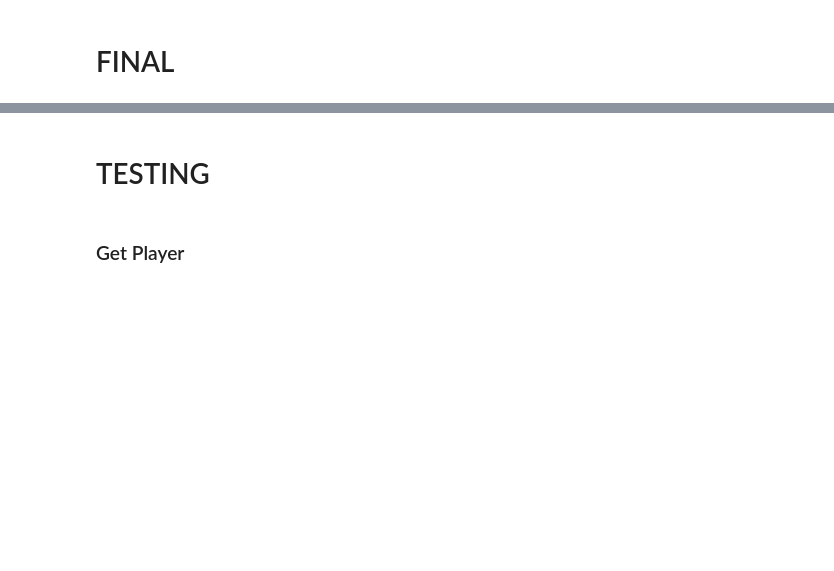
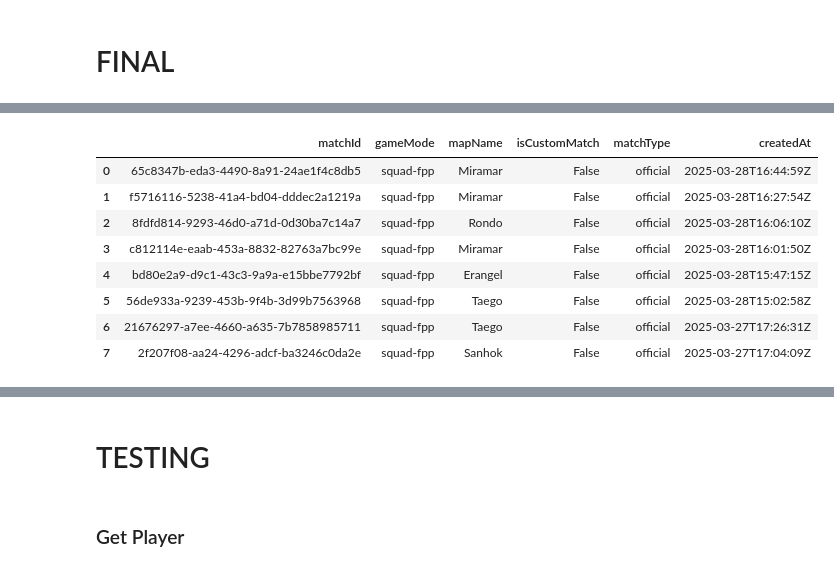
Before and after one commit to Amlaith/pubg_tournament_stats, a Jupyter notebook: test.ipynb, the cells around one changed output, grey strips where cells are left out. Drawn from its saved outputs; the diff is of its cells as text; code cells hidden in the pictures; blank space fills up the shorter version.

```diff
--- a/test.ipynb
+++ b/test.ipynb
@@ -246,3 +246,16 @@ util.add_match(
         match_num = 8,
         match_id = '24a083e0-1316-48c6-b7fb-80f599df1016'
     )
+# %%
+# matchId GAZCUP # 3a
+util.get_players_last_matches('TaunaMun', 8)
+# %% [output]
+|  | matchId | gameMode | mapName | isCustomMatch | matchType | createdAt |
+| 0 | 65c8347b-eda3-4490-8a91-24ae1f4c8db5 | squad-fpp | Miramar | False | official | 2025-03-28T16:44:59Z |
+| 1 | f5716116-5238-41a4-bd04-dddec2a1219a | squad-fpp | Miramar | False | official | 2025-03-28T16:27:54Z |
+| 2 | 8fdfd814-9293-46d0-a71d-0d30ba7c14a7 | squad-fpp | Rondo | False | official | 2025-03-28T16:06:10Z |
+| 3 | c812114e-eaab-453a-8832-82763a7bc99e | squad-fpp | Miramar | False | official | 2025-03-28T16:01:50Z |
+| 4 | bd80e2a9-d9c1-43c3-9a9a-e15bbe7792bf | squad-fpp | Erangel | False | official | 2025-03-28T15:47:15Z |
+| 5 | 56de933a-9239-453b-9f4b-3d99b7563968 | squad-fpp | Taego | False | official | 2025-03-28T15:02:58Z |
+| 6 | 21676297-a7ee-4660-a635-7b7858985711 | squad-fpp | Taego | False | official | 2025-03-27T17:26:31Z |
+| 7 | 2f207f08-aa24-4296-adcf-ba3246c0da2e | squad-fpp | Sanhok | False | official | 2025-03-27T17:04:09Z |
```
Also changed, not shown: parts of 5 cells of this notebook, 10 other files.
